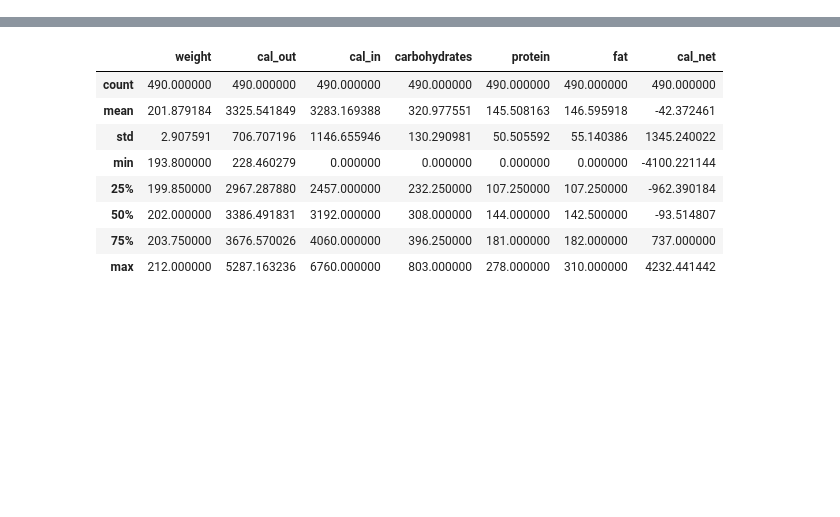
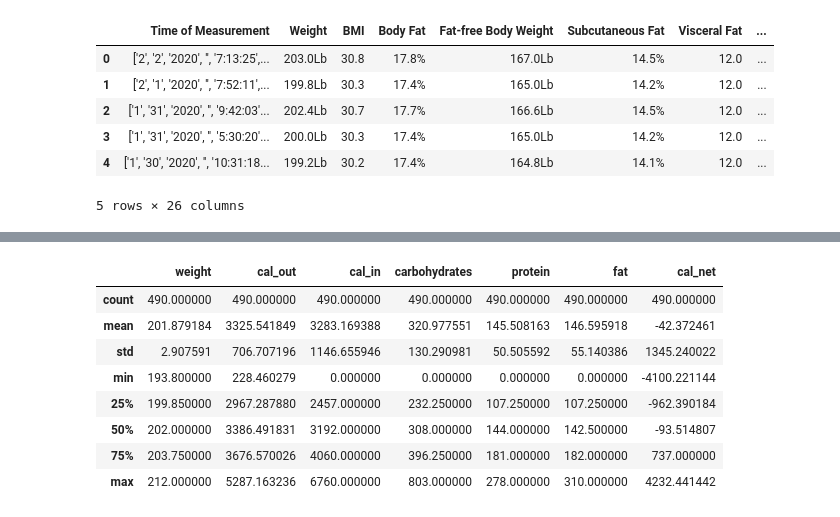
Before and after one commit to Jcrasto/PythonMachineLearning, a Jupyter notebook: notebooks/mfp_json_load.ipynb, the cells around one changed output, grey strips where cells are left out. Cells and saved outputs as stored; diff of their text form; code cells hidden in the pictures; blank space fills up the shorter version.

```diff
--- a/notebooks/mfp_json_load.ipynb
+++ b/notebooks/mfp_json_load.ipynb
@@ -11,3 +12,12 @@ daily_cals['Date'] = pandas.to_datetime(daily_cals['Date'])
 # %%
 renpho = pandas.read_csv(os.environ['DATADIR'] + '/renpho/renpho_health_merge.csv')
 renpho['Date'] = pandas.to_datetime(renpho['Date'])
+renpho.head()
+# %% [output]
+|  | Time of Measurement | Weight | BMI | Body Fat | Fat-free Body Weight | Subcutaneous Fat | Visceral Fat | ... |
+| 0 | ['2', '2', '2020', '', '7:13:25',... | 203.0Lb | 30.8 | 17.8% | 167.0Lb | 14.5% | 12.0 | ... |
+| 1 | ['2', '1', '2020', '', '7:52:11',... | 199.8Lb | 30.3 | 17.4% | 165.0Lb | 14.2% | 12.0 | ... |
+| 2 | ['1', '31', '2020', '', '9:42:03'... | 202.4Lb | 30.7 | 17.7% | 166.6Lb | 14.5% | 12.0 | ... |
+| 3 | ['1', '31', '2020', '', '5:30:20'... | 200.0Lb | 30.3 | 17.4% | 165.0Lb | 14.2% | 12.0 | ... |
+| 4 | ['1', '30', '2020', '', '10:31:18... | 199.2Lb | 30.2 | 17.4% | 164.8Lb | 14.1% | 12.0 | ... |
+5 rows × 26 columns
```
Also changed, not shown: parts of 7 cells of this notebook, 1 other file.
